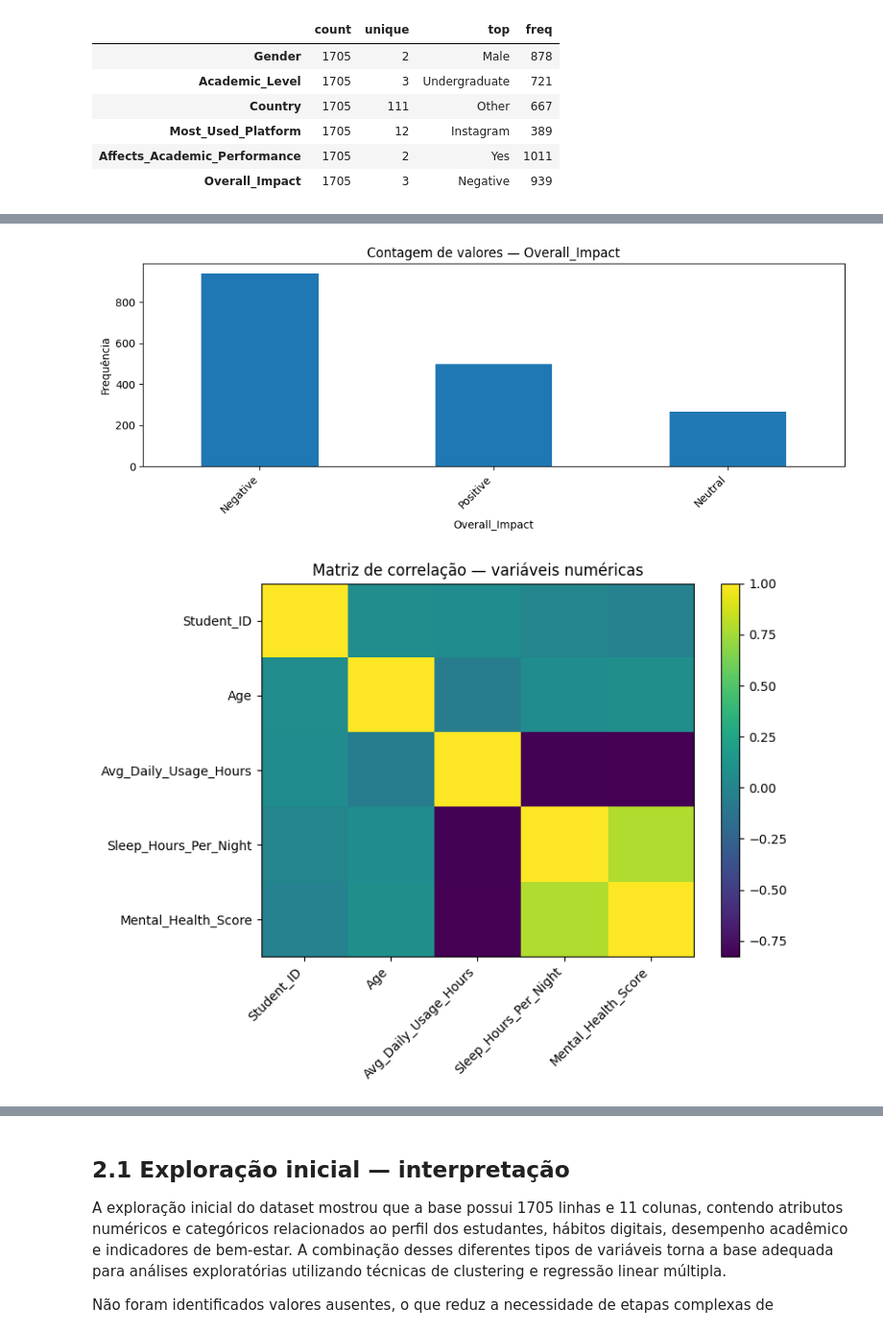
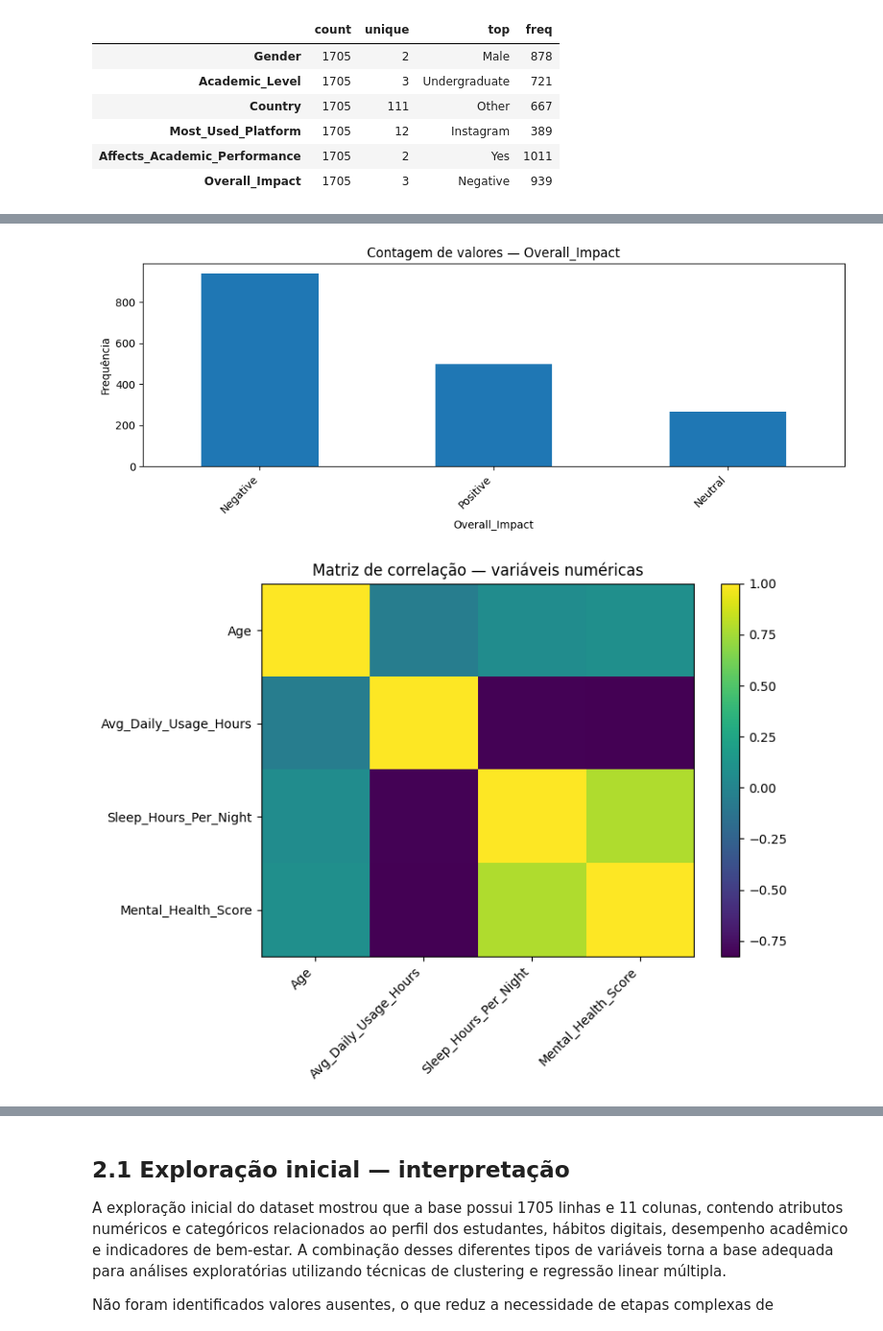
Before and after one commit to carolinabarcellos/ProjetoMineracao, a Jupyter notebook: projeto_md.ipynb, the cells around one changed output, grey strips where cells are left out. Shown at 96% size. Cells and saved outputs as stored; diff of their text form; code cells hidden in the pictures.

Commit message:
melhorando a preparacao dos dados

```diff
--- a/projeto_md.ipynb
+++ b/projeto_md.ipynb
@@ -303,35 +303,36 @@ def plot_matriz_correlacao(df: pd.DataFrame) -> None:
     plt.colorbar()
     plt.xticks(range(len(corr.columns)), corr.columns, rotation=45, ha="right")
     plt.yticks(range(len(corr.columns)), corr.columns)
     plt.title("Matriz de correlação — variáveis numéricas")
     plt.tight_layout()
     plt.show()
 
 # Exemplos de uso:
 
 plot_distribuicao_numerica(df, "Age")
 plot_distribuicao_numerica(df, "Sleep_Hours_Per_Night")
 plot_distribuicao_numerica(df, "Mental_Health_Score")
 plot_distribuicao_numerica(df, "Avg_Daily_Usage_Hours")
 plot_contagem_categorica(df, "Gender")
 plot_contagem_categorica(df, "Academic_Level")
 plot_contagem_categorica(df, "Country")
 plot_contagem_categorica(df, "Most_Used_Platform")
 plot_contagem_categorica(df, "Affects_Academic_Performance")
 plot_contagem_categorica(df, "Overall_Impact")
-plot_matriz_correlacao(df)
+dados_sem_id= df.drop(columns='Student_ID')
+plot_matriz_correlacao(dados_sem_id)
 # %% [output]
 [figure]
 [figure]
 [figure]
 [figure]
 [figure]
 [figure]
 [figure]
 [figure]
 [figure]
 [figure]
-[figure, old version]
+[figure, new version]
 # %%
 # Detecção simples de outliers em variáveis numéricas usando IQR
 # Esta função é um exemplo. O grupo deve avaliar se o critério faz sentido para cada atributo.
```
Also changed, not shown: parts of 2 cells of this notebook.
